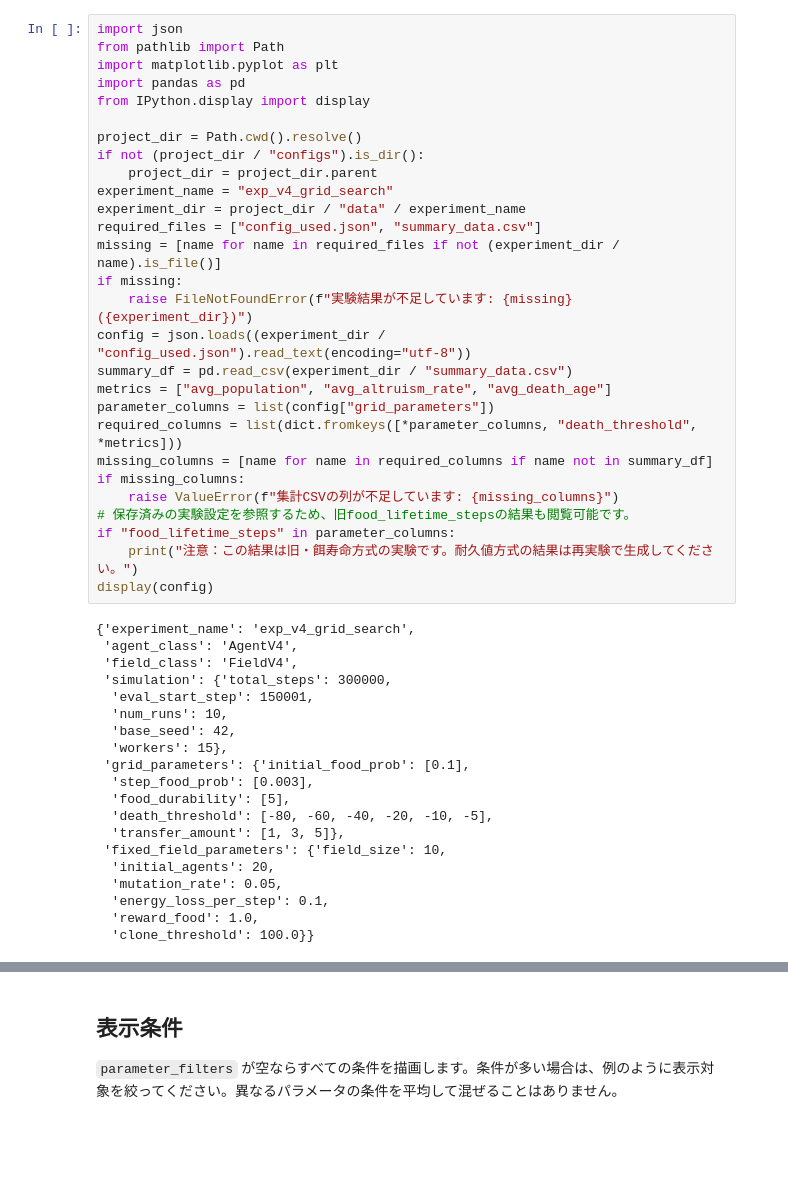
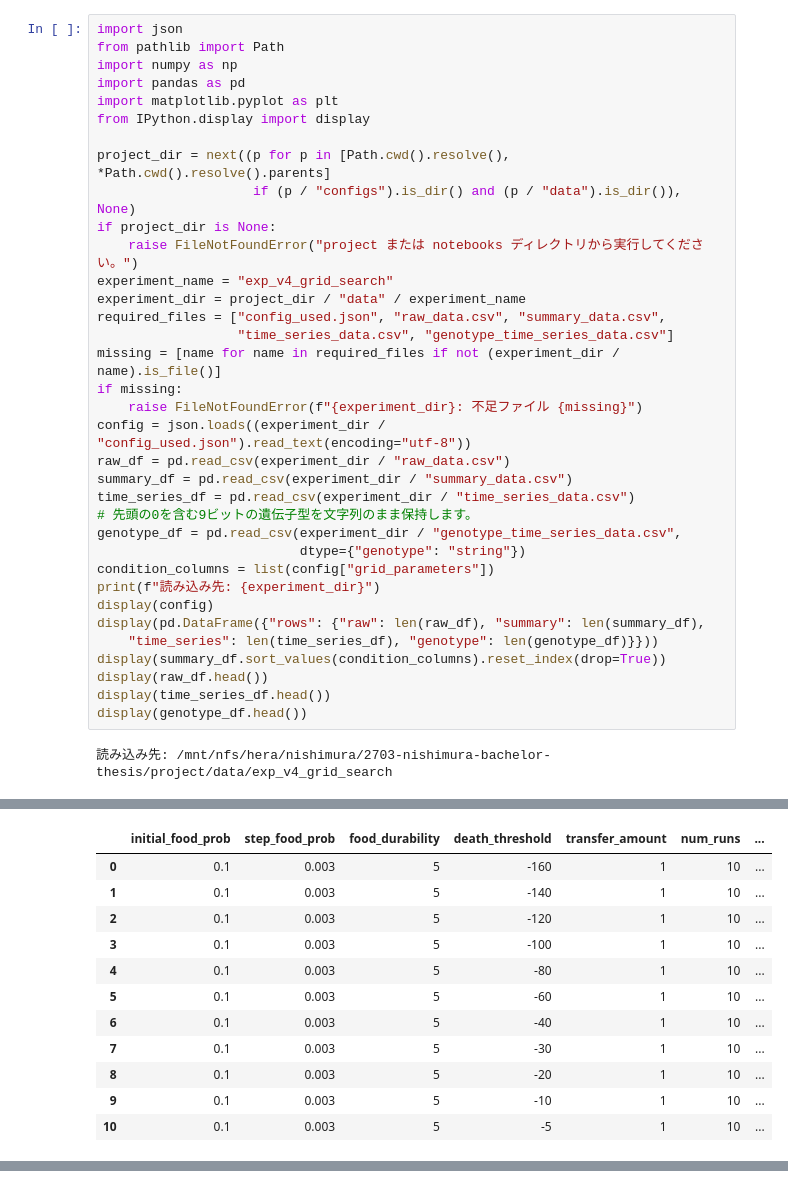
Before and after one commit to bcl-group/2703-nishimura-bachelor-thesis, a Jupyter notebook: project/notebooks/analysis_exp_v4.ipynb, the cells around one changed output, grey strips where cells are left out. Cells and saved outputs as stored; diff of their text form; blank space fills up the shorter version.

```diff
--- a/project/notebooks/analysis_exp_v4.ipynb
+++ b/project/notebooks/analysis_exp_v4.ipynb
@@ -7,48 +7,37 @@
 # %%
 import json
 from pathlib import Path
+import numpy as np
+import pandas as pd
 import matplotlib.pyplot as plt
-import pandas as pd
 from IPython.display import display
 
-project_dir = Path.cwd().resolve()
-if not (project_dir / "configs").is_dir():
-    project_dir = project_dir.parent
+project_dir = next((p for p in [Path.cwd().resolve(), *Path.cwd().resolve().parents]
+                    if (p / "configs").is_dir() and (p / "data").is_dir()), None)
+if project_dir is None:
+    raise FileNotFoundError("project または notebooks ディレクトリから実行してください。")
 experiment_name = "exp_v4_grid_search"
 experiment_dir = project_dir / "data" / experiment_name
-required_files = ["config_used.json", "summary_data.csv"]
+required_files = ["config_used.json", "raw_data.csv", "summary_data.csv",
+                  "time_series_data.csv", "genotype_time_series_data.csv"]
 missing = [name for name in required_files if not (experiment_dir / name).is_file()]
 if missing:
-    raise FileNotFoundError(f"実験結果が不足しています: {missing} ({experiment_dir})")
+    raise FileNotFoundError(f"{experiment_dir}: 不足ファイル {missing}")
 config = json.loads((experiment_dir / "config_used.json").read_text(encoding="utf-8"))
+raw_df = pd.read_csv(experiment_dir / "raw_data.csv")
 summary_df = pd.read_csv(experiment_dir / "summary_data.csv")
-metrics = ["avg_population", "avg_altruism_rate", "avg_death_age"]
-parameter_columns = list(config["grid_parameters"])
-required_columns = list(dict.fromkeys([*parameter_columns, "death_threshold", *metrics]))
-missing_columns = [name for name in required_columns if name not in summary_df]
-if missing_columns:
-    raise ValueError(f"集計CSVの列が不足しています: {missing_columns}")
-# 保存済みの実験設定を参照するため、旧food_lifetime_stepsの結果も閲覧可能です。
-if "food_lifetime_steps" in parameter_columns:
-    print("注意：この結果は旧・餌寿命方式の実験です。耐久値方式の結果は再実験で生成してください。")
+time_series_df = pd.read_csv(experiment_dir / "time_series_data.csv")
+# 先頭の0を含む9ビットの遺伝子型を文字列のまま保持します。
+genotype_df = pd.read_csv(experiment_dir / "genotype_time_series_data.csv",
+                          dtype={"genotype": "string"})
+condition_columns = list(config["grid_parameters"])
+print(f"読み込み先: {experiment_dir}")
 display(config)
+display(pd.DataFrame({"rows": {"raw": len(raw_df), "summary": len(summary_df),
+    "time_series": len(time_series_df), "genotype": len(genotype_df)}}))
+display(summary_df.sort_values(condition_columns).reset_index(drop=True))
+display(raw_df.head())
+display(time_series_df.head())
+display(genotype_df.head())
 # %% [output]
-{'experiment_name': 'exp_v4_grid_search',
- 'agent_class': 'AgentV4',
- 'field_class': 'FieldV4',
- 'simulation': {'total_steps': 300000,
-  'eval_start_step': 150001,
-  'num_runs': 10,
-  'base_seed': 42,
-  'workers': 15},
- 'grid_parameters': {'initial_food_prob': [0.1],
-  'step_food_prob': [0.003],
-  'food_durability': [5],
-  'death_threshold': [-80, -60, -40, -20, -10, -5],
-  'transfer_amount': [1, 3, 5]},
- 'fixed_field_parameters': {'field_size': 10,
-  'initial_agents': 20,
-  'mutation_rate': 0.05,
-  'energy_loss_per_step': 0.1,
-  'reward_food': 1.0,
-  'clone_threshold': 100.0}}
+読み込み先: /mnt/nfs/hera/nishimura/2703-nishimura-bachelor-thesis/project/data/exp_v4_grid_search
@@ -54,0 +66,12 @@ display(config)
+|  | initial_food_prob | step_food_prob | food_durability | death_threshold | transfer_amount | num_runs | ... |
+| 0 | 0.1 | 0.003 | 5 | -160 | 1 | 10 | ... |
+| 1 | 0.1 | 0.003 | 5 | -140 | 1 | 10 | ... |
+| 2 | 0.1 | 0.003 | 5 | -120 | 1 | 10 | ... |
+| 3 | 0.1 | 0.003 | 5 | -100 | 1 | 10 | ... |
+| 4 | 0.1 | 0.003 | 5 | -80 | 1 | 10 | ... |
+| 5 | 0.1 | 0.003 | 5 | -60 | 1 | 10 | ... |
+| 6 | 0.1 | 0.003 | 5 | -40 | 1 | 10 | ... |
+| 7 | 0.1 | 0.003 | 5 | -30 | 1 | 10 | ... |
+| 8 | 0.1 | 0.003 | 5 | -20 | 1 | 10 | ... |
+| 9 | 0.1 | 0.003 | 5 | -10 | 1 | 10 | ... |
+| 10 | 0.1 | 0.003 | 5 | -5 | 1 | 10 | ... |
@@ -55,4 +95,0 @@ display(config)
-# %% [markdown]
-## 表示条件
-
-`parameter_filters` が空ならすべての条件を描画します。条件が多い場合は、例のように表示対象を絞ってください。異なるパラメータの条件を平均して混ぜることはありません。
```
Also changed, not shown: parts of 12 cells of this notebook, 12 other files.
